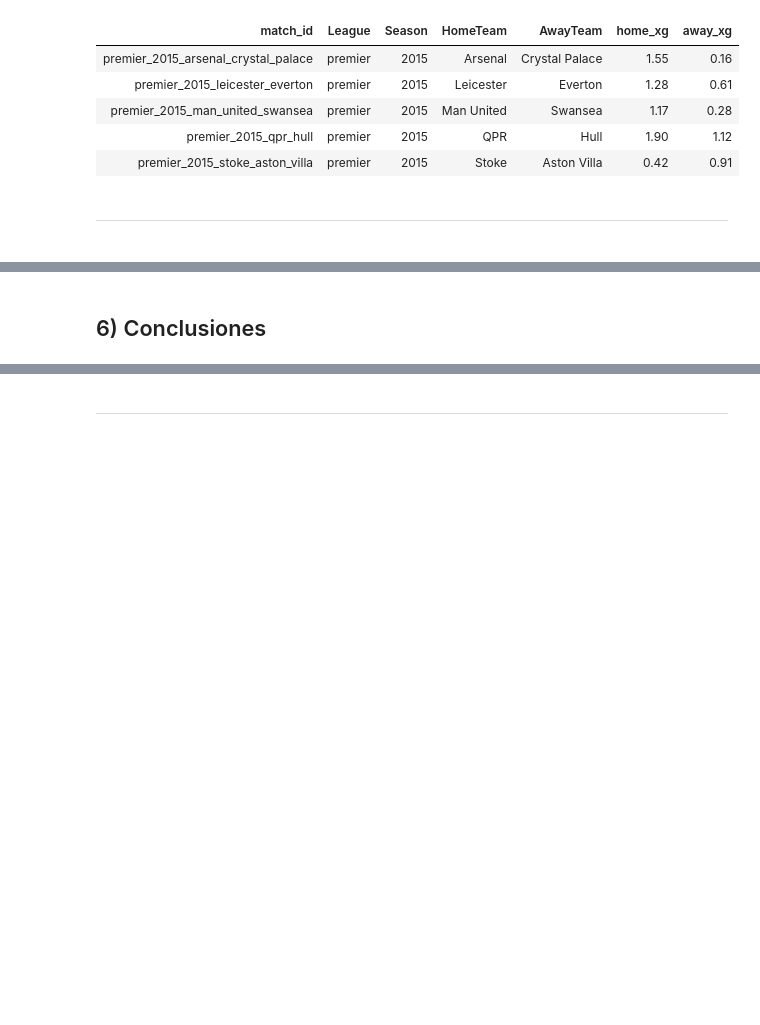
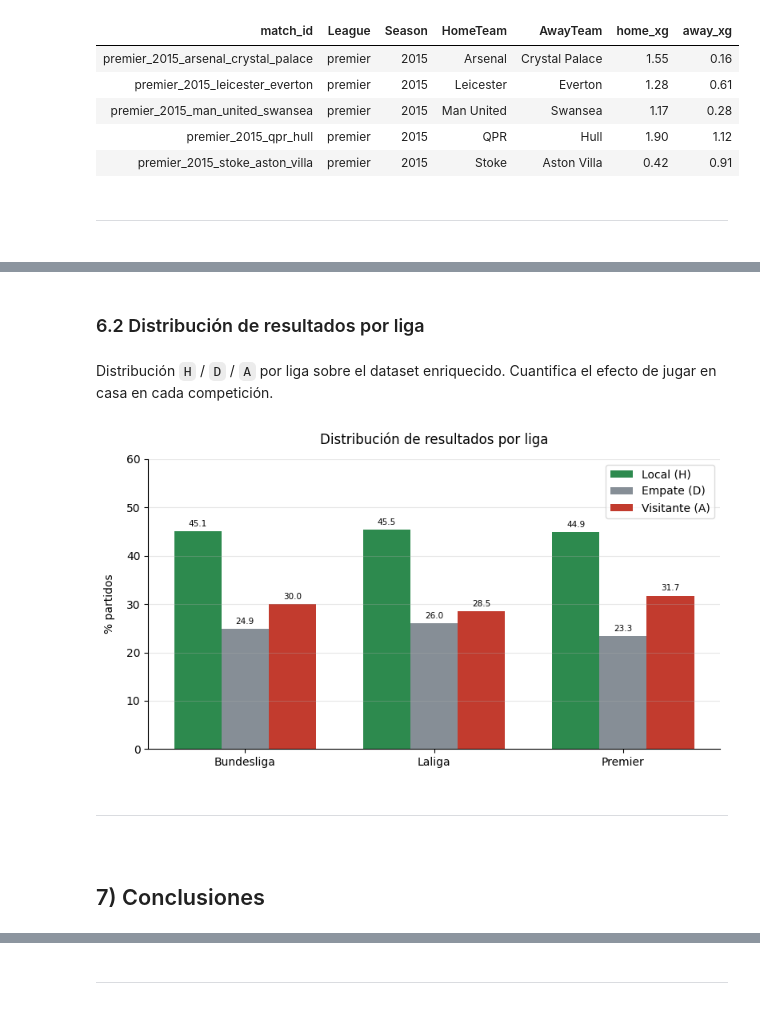
Before and after one commit to jorgepais02/PitchLens, a Jupyter notebook: notebooks/05_merge/05_merge_xg.ipynb, the cells around one changed output, grey strips where cells are left out. Cells and saved outputs as stored; diff of their text form; code cells hidden in the pictures; blank space fills up the shorter version.

```diff
--- a/notebooks/05_merge/05_merge_xg.ipynb
+++ b/notebooks/05_merge/05_merge_xg.ipynb
@@ -369,5 +411,43 @@ display(df_enriched[["match_id", "League", "Season", "HomeTeam", "AwayTeam", "ho
+# %% [markdown]
+### 6.2 Distribución de resultados por liga
+# %% [markdown]
+Distribución `H` / `D` / `A` por liga sobre el dataset enriquecido. Cuantifica el efecto de jugar en casa en cada competición.
+# %%
+pct_liga = (
+    df_enriched.groupby("League")["FTR"]
+    .value_counts(normalize=True)
+    .unstack()
+    .reindex(columns=["H", "D", "A"])
+    * 100
+)
+
+fig, ax = plt.subplots(figsize=(8, 4.5))
+x = np.arange(len(pct_liga))
+w = 0.25
+colores = ["#2d8a4e", "#868e96", "#c23b2e"]
+labels = ["Local (H)", "Empate (D)", "Visitante (A)"]
+
+for i, (col, color, label) in enumerate(zip(["H", "D", "A"], colores, labels)):
+    barras = ax.bar(x + i * w, pct_liga[col], w, color=color, label=label)
+    ax.bar_label(barras, fmt="%.1f", padding=3, fontsize=7.5)
+
+ax.set_xticks(x + w)
+ax.set_xticklabels([l.capitalize() for l in pct_liga.index], fontsize=10)
+ax.set_ylabel("% partidos", labelpad=10)
+ax.set_ylim(0, 60)
+ax.set_title("Distribución de resultados por liga", pad=14, fontsize=12)
+ax.legend(loc="upper right", framealpha=0.7)
+ax.yaxis.grid(True, alpha=0.3)
+ax.spines[["top", "right"]].set_visible(False)
+plt.tight_layout()
+plt.show()
+# %% [output]
+[figure, added]
+# %% [markdown]
+---
+##
 # %% [markdown]
-## 6) Conclusiones
+## 7) Conclusiones
 # %% [markdown]
 El dataset `core_enriched` integra los **10.660 partidos** del core clean con las métricas de Expected Goals de Understat, resultando en un dataset de **10.660 × 35 columnas**.
 
```
Also changed, not shown: parts of 11 cells of this notebook, 5 other files.
